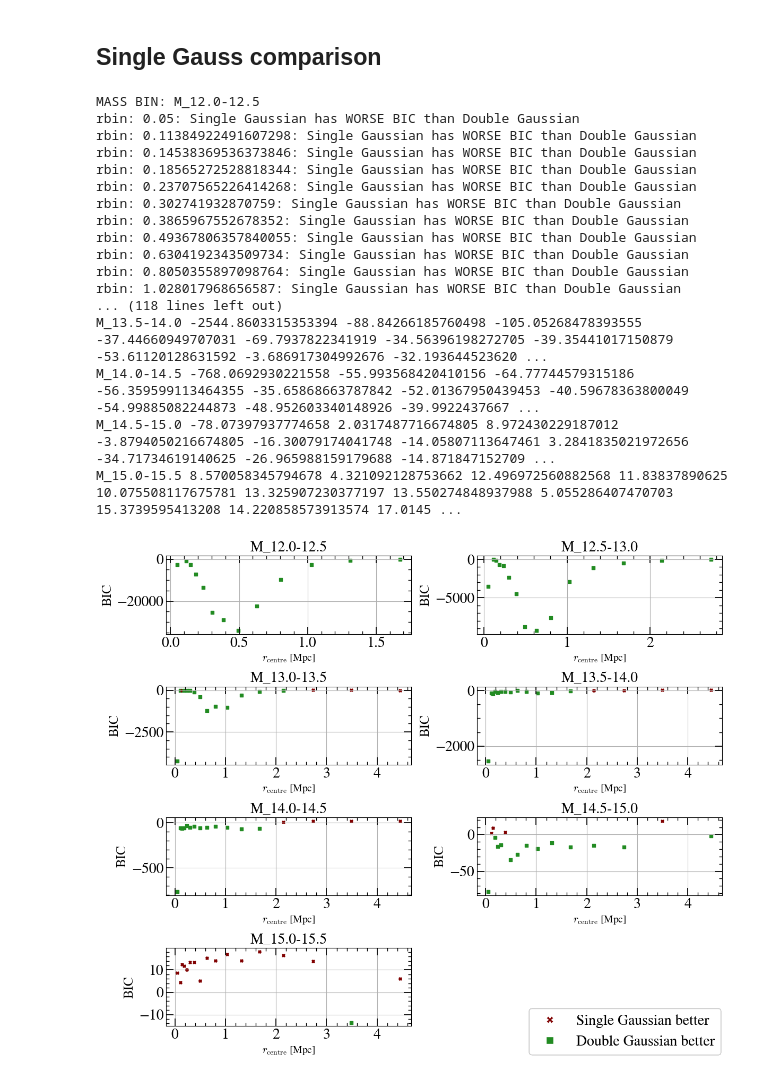
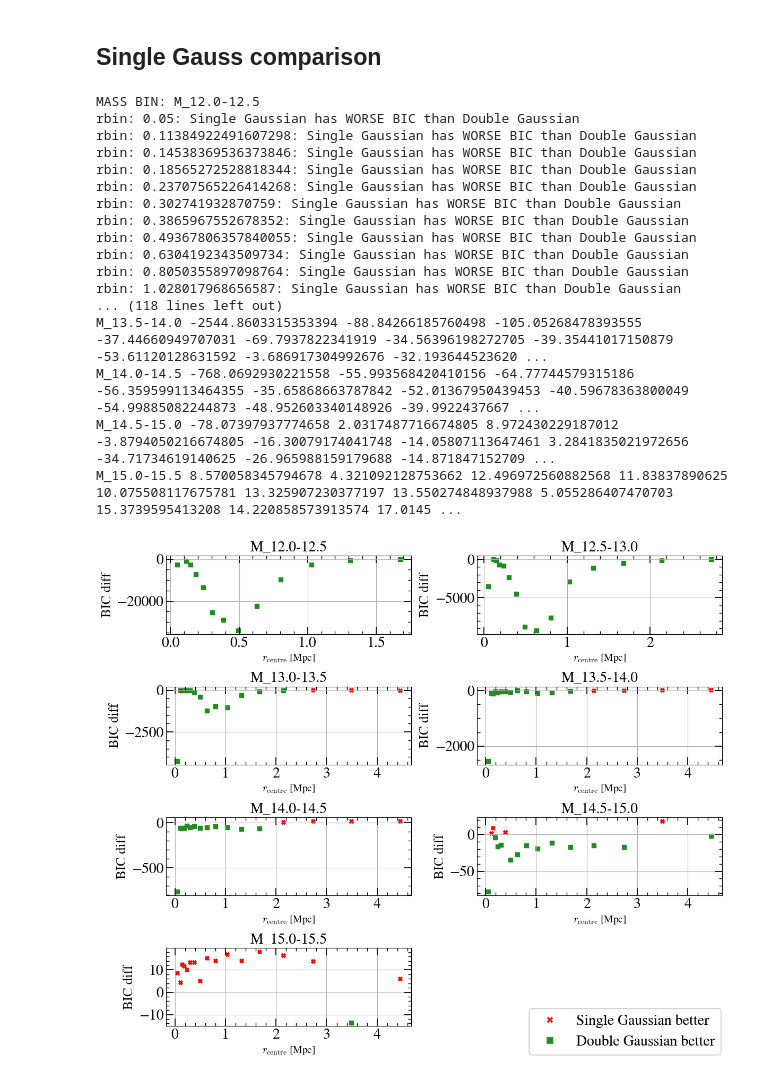
Before and after one commit to TimvdVuurst/MRP_vdvuurst, a Jupyter notebook: notebooks/onehalo_functional_forms.ipynb, the cells around one changed output. Cells and saved outputs as stored; diff of their text form; code cells hidden in the pictures.

```diff
--- a/notebooks/onehalo_functional_forms.ipynb
+++ b/notebooks/onehalo_functional_forms.ipynb
@@ -427,18 +430,18 @@ def compare_models(range_str = None, mode = 'both'):
             single_better_border = 0.
             for j, (r_c, BICd) in enumerate(zip(rbin_centers, BIC_diff)):
                 print(BICd, end=' ')
-                c = 'maroon' if BICd > single_better_border else 'forestgreen'
+                c = 'red' if BICd > single_better_border else 'forestgreen'
                 l = 'Double better' if BICd > single_better_border else 'Single better'
                 m = 'X' if BICd > single_better_border else 's'
-                ax.scatter(r_c, BICd, color = c, s = 15, label = l if (j == 16 and i == 6) else '', marker = m)
+                ax.scatter(r_c, BICd, color = c, s = 30, label = l if (j == 16 and i == 6) else '', marker = m)
             print()
             # ax.set_ylabel(r'$-\log_{10}(\mathcal{L}_{\mathrm{d}} \cdot \mathcal{L}_{\mathrm{s}})$', fontsize =18)
-            ax.set_ylabel(r'BIC', fontsize = 18)
+            ax.set_ylabel(r'BIC diff', fontsize = 18)
             # ax.set_ylabel(r'$\frac{-\log_{10}(\mathcal{L}_{\mathrm{d}})}{-\log_{10}(\mathcal{L}_{\mathrm{s}})}$', fontsize =18)
             ax.set_xlabel(r'$r_{\mathrm{centre}}$ [Mpc]', fontsize = 14)
 
 
-            legend_elements = [Line2D([0], [0], marker='X', color='white', label='Single Gaussian better',markerfacecolor='maroon', markersize=10),
+            legend_elements = [Line2D([0], [0], marker='X', color='white', label='Single Gaussian better',markerfacecolor='red', markersize=10),
                                Line2D([0], [0], marker='s', color='white', label='Double Gaussian better', markerfacecolor='forestgreen', markersize=10)]
             fig.legend(handles = legend_elements, loc = 'lower right')
             ax.grid()
@@ -446,32 +449,32 @@ def compare_models(range_str = None, mode = 'both'):
 
         axes[np.unravel_index(7, (4,2))].remove()
         fig.tight_layout()
         plt.show()
 
 
 
     return single_better_dict
 
 
 
 single_better_dict = compare_models(mode = 'both')
 # %% [output]
 MASS BIN: M_12.0-12.5
 rbin: 0.05: Single Gaussian has WORSE BIC than Double Gaussian
 rbin: 0.11384922491607298: Single Gaussian has WORSE BIC than Double Gaussian
 rbin: 0.14538369536373846: Single Gaussian has WORSE BIC than Double Gaussian
 rbin: 0.18565272528818344: Single Gaussian has WORSE BIC than Double Gaussian
 rbin: 0.23707565226414268: Single Gaussian has WORSE BIC than Double Gaussian
 rbin: 0.302741932870759: Single Gaussian has WORSE BIC than Double Gaussian
 rbin: 0.3865967552678352: Single Gaussian has WORSE BIC than Double Gaussian
 rbin: 0.49367806357840055: Single Gaussian has WORSE BIC than Double Gaussian
 rbin: 0.6304192343509734: Single Gaussian has WORSE BIC than Double Gaussian
 rbin: 0.8050355897098764: Single Gaussian has WORSE BIC than Double Gaussian
 rbin: 1.028017968656587: Single Gaussian has WORSE BIC than Double Gaussian
 ... (118 lines left out)
 M_13.5-14.0 -2544.8603315353394 -88.84266185760498 -105.05268478393555 -37.44660949707031 -69.7937822341919 -34.56396198272705 -39.35441017150879 -53.61120128631592 -3.686917304992676 -32.193644523620 ...
 M_14.0-14.5 -768.0692930221558 -55.993568420410156 -64.77744579315186 -56.359599113464355 -35.65868663787842 -52.01367950439453 -40.59678363800049 -54.99885082244873 -48.952603340148926 -39.9922437667 ...
 M_14.5-15.0 -78.07397937774658 2.0317487716674805 8.972430229187012 -3.8794050216674805 -16.30079174041748 -14.05807113647461 3.2841835021972656 -34.71734619140625 -26.965988159179688 -14.871847152709 ...
 M_15.0-15.5 8.570058345794678 4.321092128753662 12.496972560882568 11.83837890625 10.075508117675781 13.325907230377197 13.550274848937988 5.055286407470703 15.3739595413208 14.220858573913574 17.0145 ...
-[figure, old version]
+[figure, new version]
 # %%
```
Also changed, not shown: parts of 3 cells of this notebook, 4 other files.
